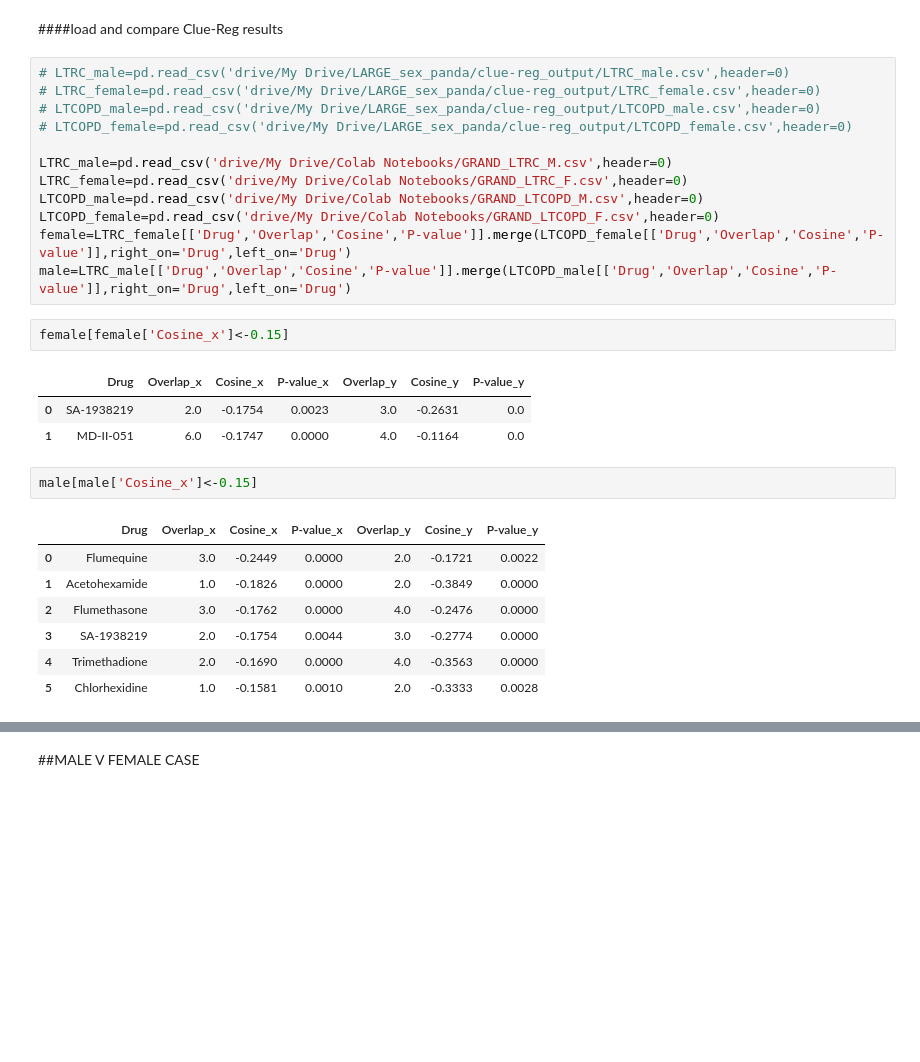
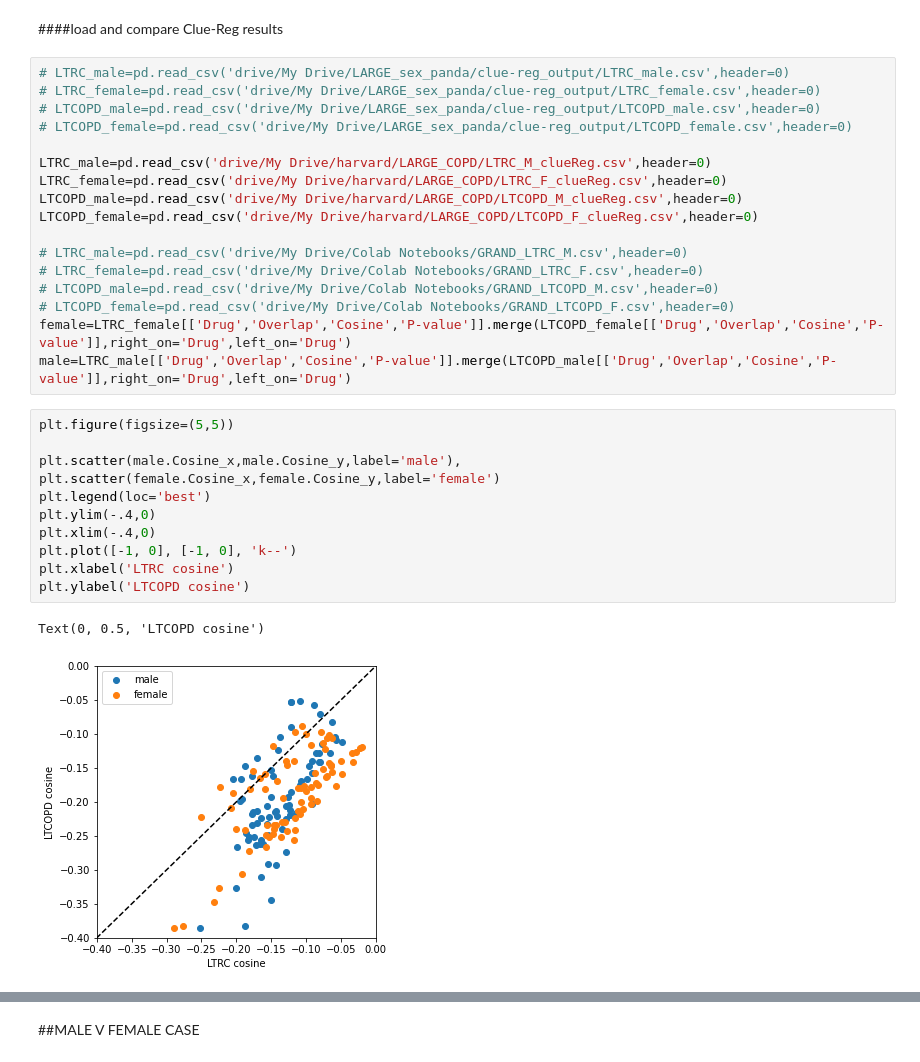
Before and after one commit to dcolinmorgan/LTCOPDsex, a Jupyter notebook: 2xCOPD_gender.ipynb, the cells around one changed output, grey strips where cells are left out. Saved outputs shown, nothing was run; the diff lists cells and outputs as text; blank space fills up the shorter version.

```diff
--- a/2xCOPD_gender.ipynb
+++ b/2xCOPD_gender.ipynb
@@ -860,25 +857,28 @@ supervenn(jeff2, species_names, rotate_col_annotations=True)#,
 # LTCOPD_male=pd.read_csv('drive/My Drive/LARGE_sex_panda/clue-reg_output/LTCOPD_male.csv',header=0)
 # LTCOPD_female=pd.read_csv('drive/My Drive/LARGE_sex_panda/clue-reg_output/LTCOPD_female.csv',header=0)
 
-LTRC_male=pd.read_csv('drive/My Drive/Colab Notebooks/GRAND_LTRC_M.csv',header=0)
-LTRC_female=pd.read_csv('drive/My Drive/Colab Notebooks/GRAND_LTRC_F.csv',header=0)
-LTCOPD_male=pd.read_csv('drive/My Drive/Colab Notebooks/GRAND_LTCOPD_M.csv',header=0)
-LTCOPD_female=pd.read_csv('drive/My Drive/Colab Notebooks/GRAND_LTCOPD_F.csv',header=0)
+LTRC_male=pd.read_csv('drive/My Drive/harvard/LARGE_COPD/LTRC_M_clueReg.csv',header=0)
+LTRC_female=pd.read_csv('drive/My Drive/harvard/LARGE_COPD/LTRC_F_clueReg.csv',header=0)
+LTCOPD_male=pd.read_csv('drive/My Drive/harvard/LARGE_COPD/LTCOPD_M_clueReg.csv',header=0)
+LTCOPD_female=pd.read_csv('drive/My Drive/harvard/LARGE_COPD/LTCOPD_F_clueReg.csv',header=0)
+
+# LTRC_male=pd.read_csv('drive/My Drive/Colab Notebooks/GRAND_LTRC_M.csv',header=0)
+# LTRC_female=pd.read_csv('drive/My Drive/Colab Notebooks/GRAND_LTRC_F.csv',header=0)
+# LTCOPD_male=pd.read_csv('drive/My Drive/Colab Notebooks/GRAND_LTCOPD_M.csv',header=0)
+# LTCOPD_female=pd.read_csv('drive/My Drive/Colab Notebooks/GRAND_LTCOPD_F.csv',header=0)
 female=LTRC_female[['Drug','Overlap','Cosine','P-value']].merge(LTCOPD_female[['Drug','Overlap','Cosine','P-value']],right_on='Drug',left_on='Drug')
 male=LTRC_male[['Drug','Overlap','Cosine','P-value']].merge(LTCOPD_male[['Drug','Overlap','Cosine','P-value']],right_on='Drug',left_on='Drug')
-# %%
-female[female['Cosine_x']<-0.15]
-# %% [output]
-|  | Drug | Overlap_x | Cosine_x | P-value_x | Overlap_y | Cosine_y | P-value_y |
-| 0 | SA-1938219 | 2.0 | -0.1754 | 0.0023 | 3.0 | -0.2631 | 0.0 |
-| 1 | MD-II-051 | 6.0 | -0.1747 | 0.0000 | 4.0 | -0.1164 | 0.0 |
-# %%
-male[male['Cosine_x']<-0.15]
-# %% [output]
-|  | Drug | Overlap_x | Cosine_x | P-value_x | Overlap_y | Cosine_y | P-value_y |
-| 0 | Flumequine | 3.0 | -0.2449 | 0.0000 | 2.0 | -0.1721 | 0.0022 |
-| 1 | Acetohexamide | 1.0 | -0.1826 | 0.0000 | 2.0 | -0.3849 | 0.0000 |
-| 2 | Flumethasone | 3.0 | -0.1762 | 0.0000 | 4.0 | -0.2476 | 0.0000 |
-| 3 | SA-1938219 | 2.0 | -0.1754 | 0.0044 | 3.0 | -0.2774 | 0.0000 |
-| 4 | Trimethadione | 2.0 | -0.1690 | 0.0000 | 4.0 | -0.3563 | 0.0000 |
-| 5 | Chlorhexidine | 1.0 | -0.1581 | 0.0010 | 2.0 | -0.3333 | 0.0028 |
+# %%
+plt.figure(figsize=(5,5))
+
+plt.scatter(male.Cosine_x,male.Cosine_y,label='male'),
+plt.scatter(female.Cosine_x,female.Cosine_y,label='female')
+plt.legend(loc='best')
+plt.ylim(-.4,0)
+plt.xlim(-.4,0)
+plt.plot([-1, 0], [-1, 0], 'k--')
+plt.xlabel('LTRC cosine')
+plt.ylabel('LTCOPD cosine')
+# %% [output]
+Text(0, 0.5, 'LTCOPD cosine')
+[figure, added]
```
Also changed, not shown: parts of 23 cells of this notebook.
